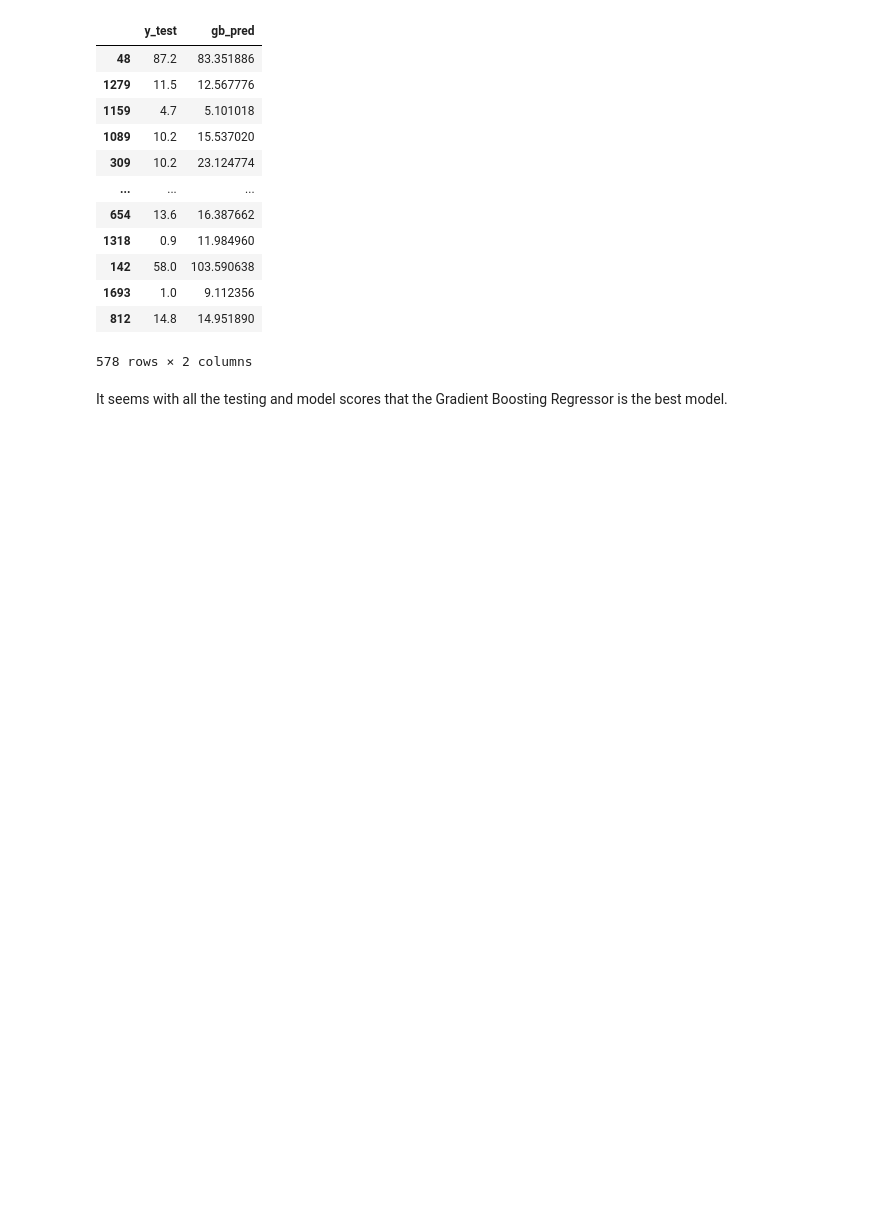
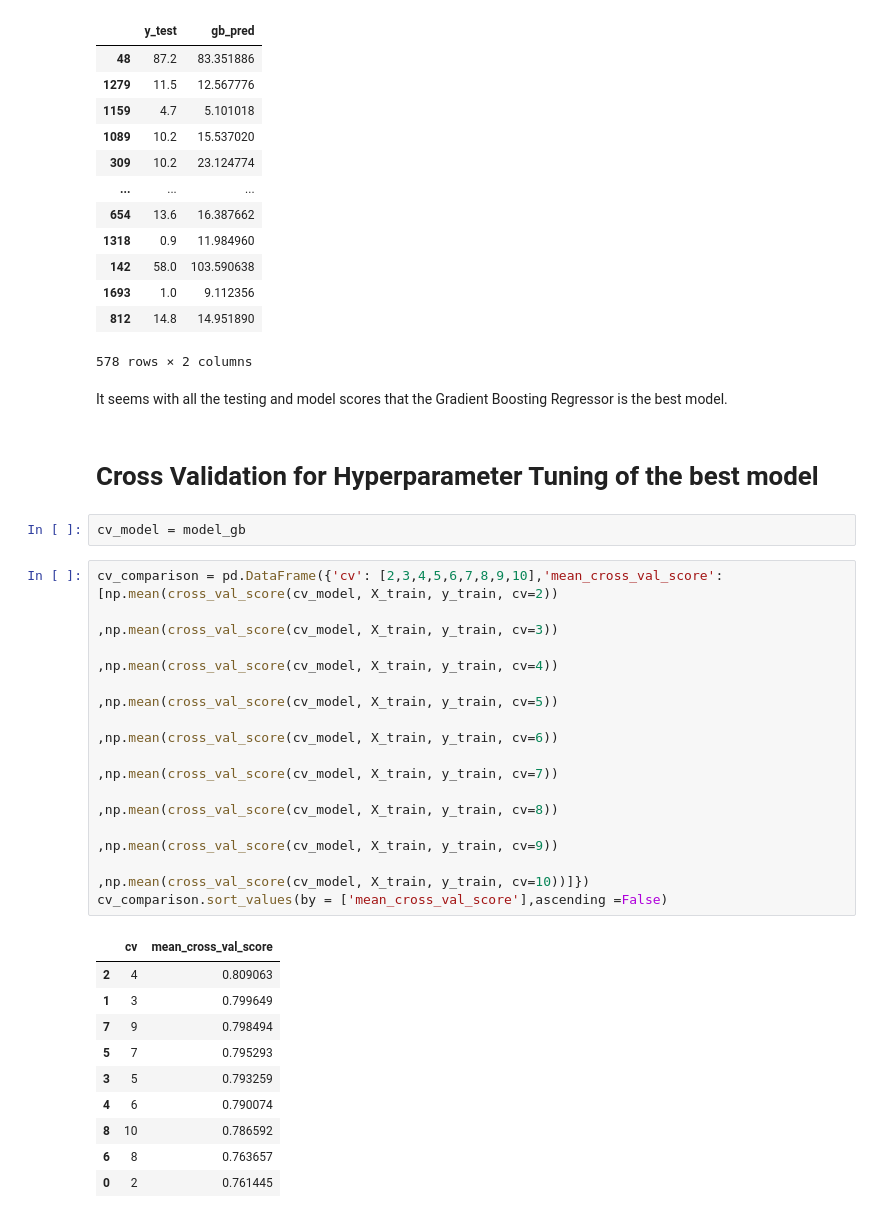
Before and after one commit to saptarshipal1/Largest_companies, a Jupyter notebook: company_value_pred.ipynb, the cells around one changed output. Drawn from its saved outputs; the diff is of its cells as text; blank space fills up the shorter version.

```diff
--- a/company_value_pred.ipynb
+++ b/company_value_pred.ipynb
@@ -350,3 +365,29 @@ model_compare_gb
 578 rows × 2 columns
 # %% [markdown]
 It seems with all the testing and model scores that the Gradient Boosting Regressor is the best model.
+# %% [markdown]
+# Cross Validation for Hyperparameter Tuning of the best model
+# %%
+cv_model = model_gb
+# %%
+cv_comparison = pd.DataFrame({'cv': [2,3,4,5,6,7,8,9,10],'mean_cross_val_score': [np.mean(cross_val_score(cv_model, X_train, y_train, cv=2))
+                                                                                 ,np.mean(cross_val_score(cv_model, X_train, y_train, cv=3))
+                                                                                 ,np.mean(cross_val_score(cv_model, X_train, y_train, cv=4))
+                                                                                 ,np.mean(cross_val_score(cv_model, X_train, y_train, cv=5))
+                                                                                 ,np.mean(cross_val_score(cv_model, X_train, y_train, cv=6))
+                                                                                 ,np.mean(cross_val_score(cv_model, X_train, y_train, cv=7))
+                                                                                 ,np.mean(cross_val_score(cv_model, X_train, y_train, cv=8))
+                                                                                 ,np.mean(cross_val_score(cv_model, X_train, y_train, cv=9))
+                                                                                 ,np.mean(cross_val_score(cv_model, X_train, y_train, cv=10))]})
+cv_comparison.sort_values(by = ['mean_cross_val_score'],ascending =False)
+# %% [output]
+|  | cv | mean_cross_val_score |
+| 2 | 4 | 0.809063 |
+| 1 | 3 | 0.799649 |
+| 7 | 9 | 0.798494 |
+| 5 | 7 | 0.795293 |
+| 3 | 5 | 0.793259 |
+| 4 | 6 | 0.790074 |
+| 8 | 10 | 0.786592 |
+| 6 | 8 | 0.763657 |
+| 0 | 2 | 0.761445 |
```
Also changed, not shown: parts of 15 cells of this notebook, 10 other files.
